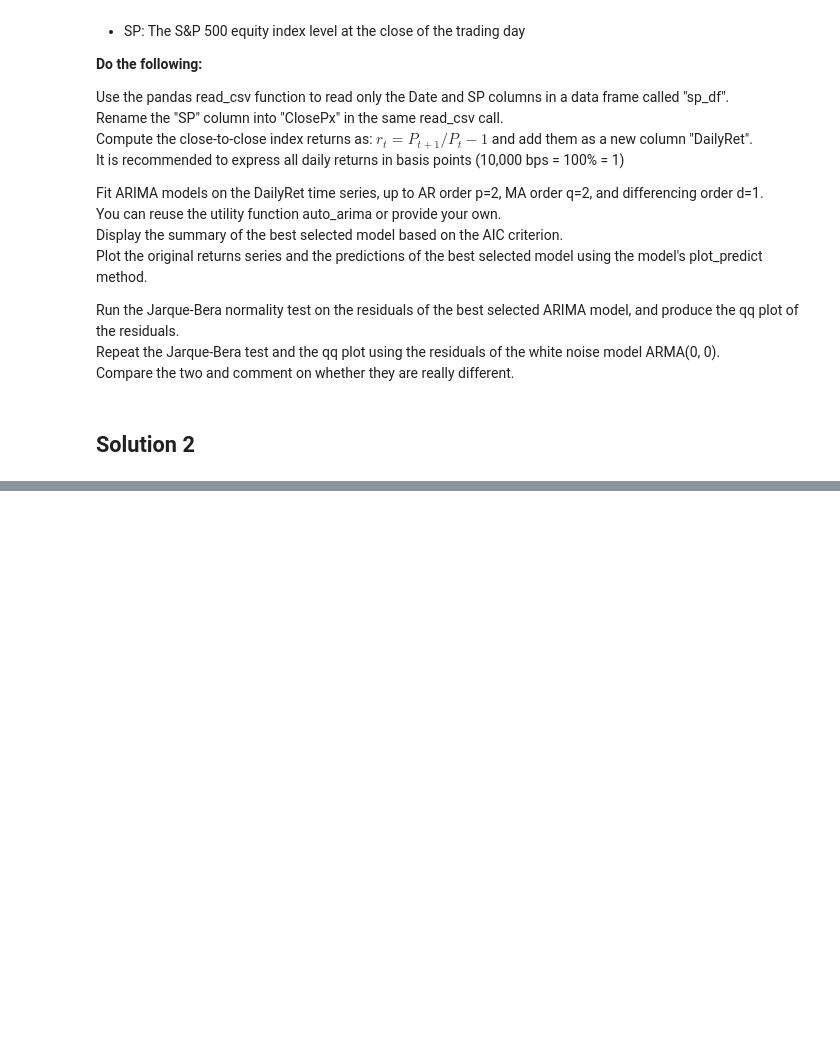
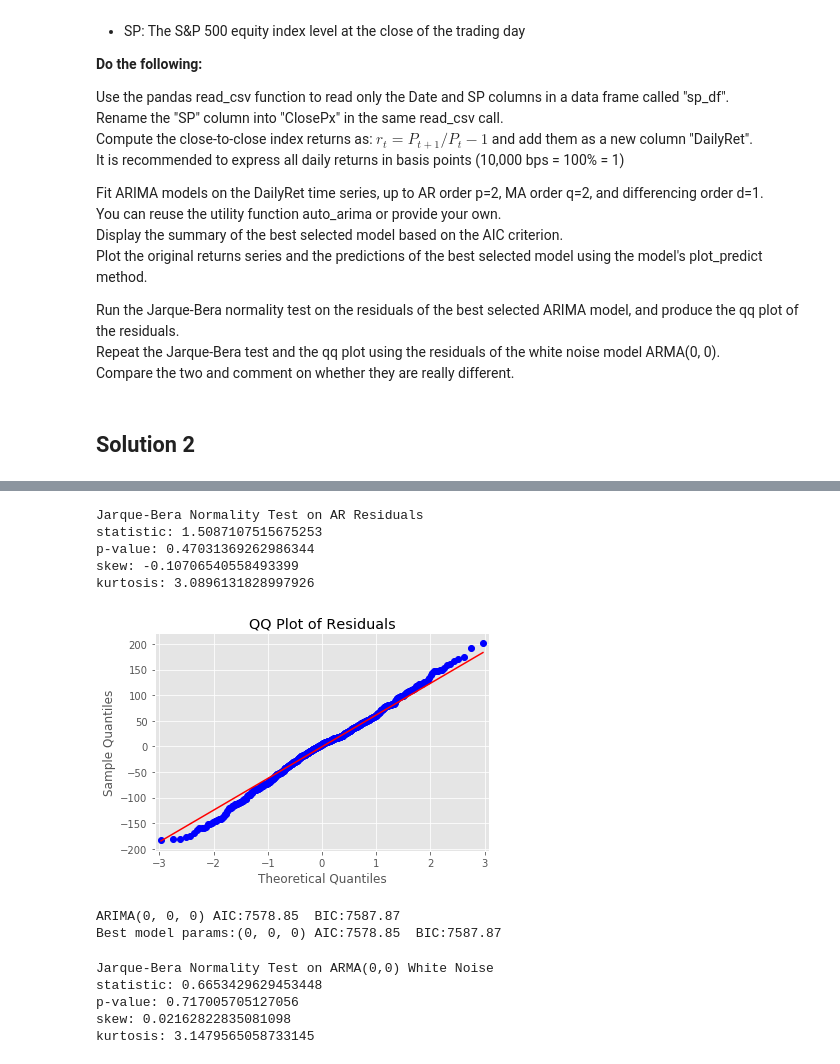
Before and after one commit to uhasan1/FRE-7773-Machine-Learning-2019, a Jupyter notebook: Second_HW/Huang_Guoqin_Assignment_4.ipynb, the cells around one changed output, grey strips where cells are left out. Drawn from its saved outputs; the diff is of its cells as text; code cells hidden in the pictures; blank space fills up the shorter version.

```diff
--- a/Second_HW/Huang_Guoqin_Assignment_4.ipynb
+++ b/Second_HW/Huang_Guoqin_Assignment_4.ipynb
@@ -168,0 +206,41 @@ best_model['model'].plot_predict()
+# %%
+arresid = armodel.resid
+jbres = sm.stats.jarque_bera(arresid)
+
+print("Jarque-Bera Normality Test on AR Residuals")
+print("statistic: {}".format(jbres[0]))
+print("p-value: {}".format(jbres[1]))
+print('skew: {}'.format(jbres[2]))
+print('kurtosis: {}'.format(jbres[3]))
+# %% [output]
+Jarque-Bera Normality Test on AR Residuals
+statistic: 1.5087107515675253
+p-value: 0.47031369262986344
+skew: -0.10706540558493399
+kurtosis: 3.0896131828997926
+# %%
+axxx = plt.figure().add_subplot(111)
+sm.graphics.qqplot(arresid, line='q', ax = axxx);
+axxx.set(title = 'QQ Plot of Residuals');
+# %% [output]
+[figure, added]
+# %%
+white_noise_arima, model_results = auto_arima(sp_df[['DailyRet']], p_max=0, q_max=0, d_max=0)
+# %% [output]
+ARIMA(0, 0, 0) AIC:7578.85  BIC:7587.87
+Best model params:(0, 0, 0) AIC:7578.85  BIC:7587.87
+# %%
+white_noise_resid = white_noise_arima['model'].resid
+jbres = sm.stats.jarque_bera(white_noise_resid)
+
+print("Jarque-Bera Normality Test on ARMA(0,0) White Noise")
+print("statistic: {}".format(jbres[0]))
+print("p-value: {}".format(jbres[1]))
+print('skew: {}'.format(jbres[2]))
+print('kurtosis: {}'.format(jbres[3]))
+# %% [output]
+Jarque-Bera Normality Test on ARMA(0,0) White Noise
+statistic: 0.6653429629453448
+p-value: 0.717005705127056
+skew: 0.02162822835081098
+kurtosis: 3.1479565058733145
```
Also changed, not shown: parts of 12 cells of this notebook, 7 other files.
